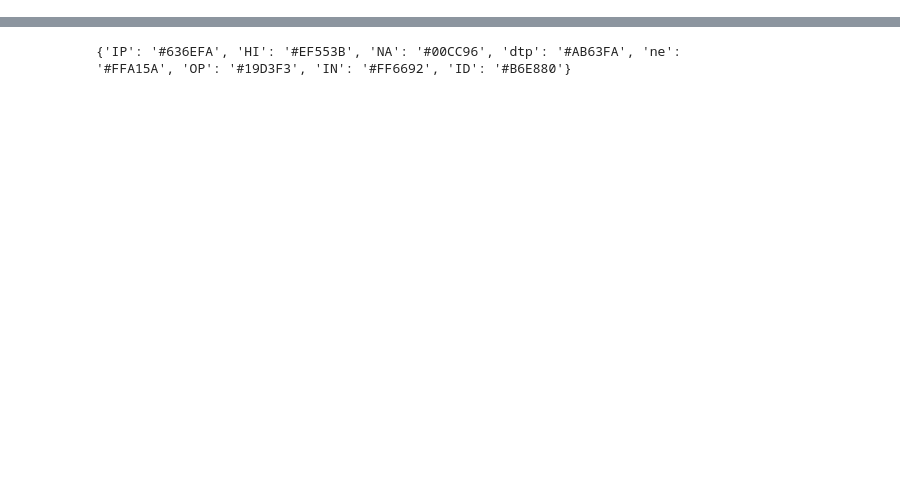
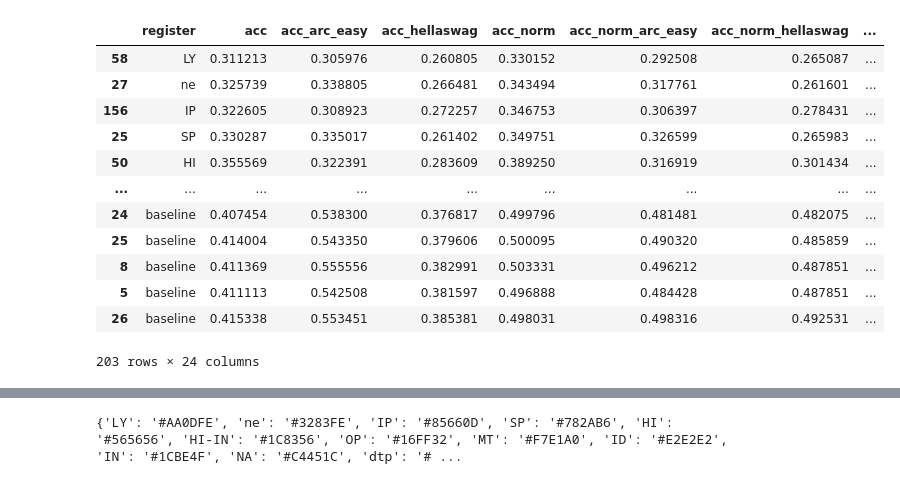
Before and after one commit to mmanteli/register-training-with-megatron, a Jupyter notebook: evaluation/plot_eval.ipynb, the cells around one changed output, grey strips where cells are left out. Drawn from its saved outputs; the diff is of its cells as text; code cells hidden in the pictures; blank space fills up the shorter version.

```diff
--- a/evaluation/plot_eval.ipynb
+++ b/evaluation/plot_eval.ipynb
@@ -89,0 +75,29 @@ IP
+# %%
+# add baseline:
+data2 = []
+for f in glob.glob("/scratch/project_462000353/pyysalos/second-hplt-eval/eval_results/results/hplt_v2_dedup_iter_00*/*.json"):
+    register = "baseline"
+    step = f.split("/")[7].replace(f'hplt_v2_dedup_iter_', "")
+    step=int(step)
+    if step <= 15000:
+        with open(f, 'r') as result:
+            j = json.load(result)
+            results_all = j["results"]["all"]
+            results_hellaswag_0 = {k+"_hellaswag":v for k,v in j["results"]["leaderboard|hellaswag|0"].items()}
+            results_arc_easy_0 = {k+"_arc_easy":v for k,v in j["results"]["lighteval|arc:easy|0"].items()}
+            results_openbookqa_0 = {k+"_openbookqa":v for k,v in j["results"]["lighteval|openbookqa|0"].items()}
+            results_piqa_0 = {k+"_piqa":v for k,v in j["results"]["lighteval|piqa|0"].items()}
+            df_ = pd.DataFrame.from_dict({register:{"step":int(step), **results_all, **results_hellaswag_0, **results_arc_easy_0, **results_openbookqa_0, **results_piqa_0}})
+            #display(df)
+            data2.append(df_.T)
+
+df2 = pd.concat(data2)
+df2 = df2.reset_index()
+df2 = df2.rename(columns={"index":"register"})
+df2 = df2.sort_values("step")
+df2["tokens"] = df2["step"]*2.1e6
+df2["step"]= df2['step'].apply(lambda x: str(round(x)))
+# recalculate the average:
+df2["acc_norm_original"] = df2["acc_norm"]
+df2["acc_norm"] = df2[["acc_norm_hellaswag", "acc_norm_openbookqa", "acc_norm_piqa", "acc_norm_arc_easy"]].mean(axis=1)
+display(df2)
@@ -90,3 +123,24 @@ IP
+# %%
+#print(df.columns)
+#print(df2.columns)
+df_ = pd.concat([df, df2], axis = 0)
+# %%
+display(df_)
+df=df_
+# %% [output]
+|  | register | acc | acc_arc_easy | acc_hellaswag | acc_norm | acc_norm_arc_easy | acc_norm_hellaswag | ... |
+| 58 | LY | 0.311213 | 0.305976 | 0.260805 | 0.330152 | 0.292508 | 0.265087 | ... |
+| 27 | ne | 0.325739 | 0.338805 | 0.266481 | 0.343494 | 0.317761 | 0.261601 | ... |
+| 156 | IP | 0.322605 | 0.308923 | 0.272257 | 0.346753 | 0.306397 | 0.278431 | ... |
+| 25 | SP | 0.330287 | 0.335017 | 0.261402 | 0.349751 | 0.326599 | 0.265983 | ... |
+| 50 | HI | 0.355569 | 0.322391 | 0.283609 | 0.389250 | 0.316919 | 0.301434 | ... |
+| ... | ... | ... | ... | ... | ... | ... | ... | ... |
+| 24 | baseline | 0.407454 | 0.538300 | 0.376817 | 0.499796 | 0.481481 | 0.482075 | ... |
+| 25 | baseline | 0.414004 | 0.543350 | 0.379606 | 0.500095 | 0.490320 | 0.485859 | ... |
+| 8 | baseline | 0.411369 | 0.555556 | 0.382991 | 0.503331 | 0.496212 | 0.487851 | ... |
+| 5 | baseline | 0.411113 | 0.542508 | 0.381597 | 0.496888 | 0.484428 | 0.487851 | ... |
+| 26 | baseline | 0.415338 | 0.553451 | 0.385381 | 0.498031 | 0.498316 | 0.492531 | ... |
+203 rows × 24 columns
 # %%
 filter_ = df["step"].isin(["3000","7000","10000","14000"])
 fig = px.bar(df[filter_], x="register", y="acc_norm", error_y="acc_norm_stderr", barmode='group', color="step")
@@ -121,10 +175,10 @@ unique_registers = df["register"].unique()
 #colors = px.colors.sample_colorscale("mygbm",len(unique_registers))  # for other colormaps
 c_map={}
 for i, register in enumerate(unique_registers):
-    c_map[register] = px.colors.qualitative.Plotly[i]   # this is the same as above
+    c_map[register] = px.colors.qualitative.Alphabet[i]   # this is the same as above
 print(c_map)
 # %% [output]
-{'IP': '#636EFA', 'HI': '#EF553B', 'NA': '#00CC96', 'dtp': '#AB63FA', 'ne': '#FFA15A', 'OP': '#19D3F3', 'IN': '#FF6692', 'ID': '#B6E880'}
+{'LY': '#AA0DFE', 'ne': '#3283FE', 'IP': '#85660D', 'SP': '#782AB6', 'HI': '#565656', 'HI-IN': '#1C8356', 'OP': '#16FF32', 'MT': '#F7E1A0', 'ID': '#E2E2E2', 'IN': '#1CBE4F', 'NA': '#C4451C', 'dtp': '# ...
 # %%
 
 
```
Also changed, not shown: parts of 4 cells of this notebook, 4 other files.
